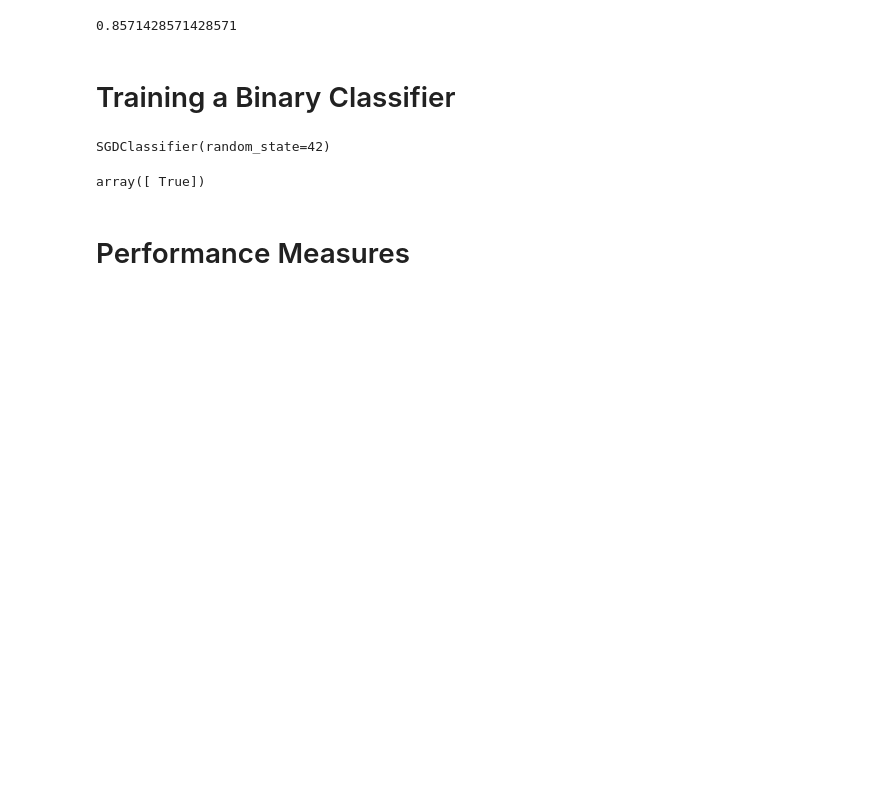
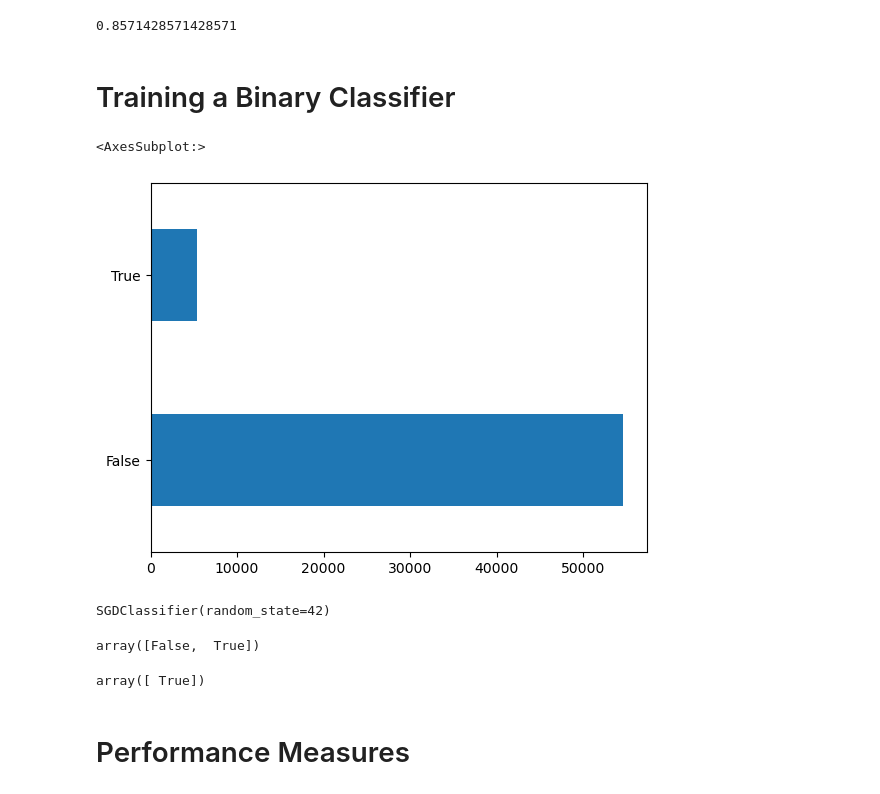
Before and after one commit to aniketadhikari/handson-ml3, a Jupyter notebook: 03_classification.ipynb, the cells around one changed output. Saved outputs shown, nothing was run; the diff lists cells and outputs as text; code cells hidden in the pictures; blank space fills up the shorter version.

```diff
--- a/03_classification.ipynb
+++ b/03_classification.ipynb
@@ -179,6 +179,14 @@ X_train, X_test, y_train, y_test = train_test_split(
 # %%
 y_train_5 = (y_train == '5')  # True for all 5s, False for all other digits
 y_test_5 = (y_test == '5')
+# %%
+import numpy as np
+
+np.unique(y_train_5)
+pd.Series(y_train_5).value_counts().plot.barh()
+# %% [output]
+<AxesSubplot:>
+[figure, added]
 # %%
 from sklearn.linear_model import SGDClassifier
 
@@ -186,6 +194,10 @@ sgd_clf = SGDClassifier(random_state=42)
 sgd_clf.fit(X_train, y_train_5)
 # %% [output]
 SGDClassifier(random_state=42)
+# %%
+sgd_clf.classes_
+# %% [output]
+array([False,  True])
 # %%
 sgd_clf.predict([some_digit])
 # %% [output]
```
Also changed, not shown: parts of 2 cells of this notebook.
